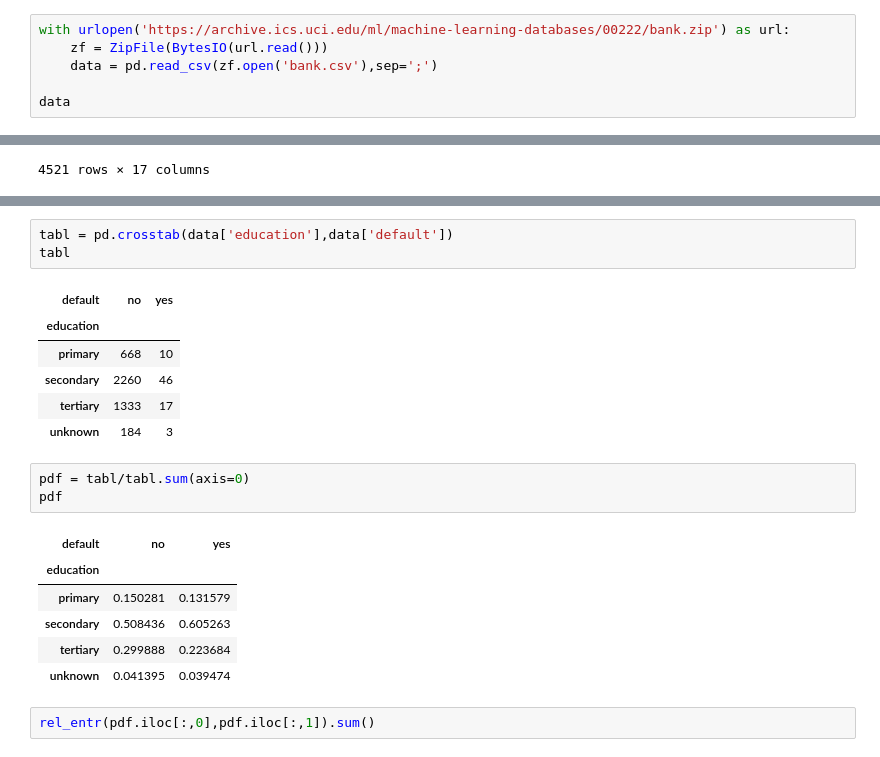
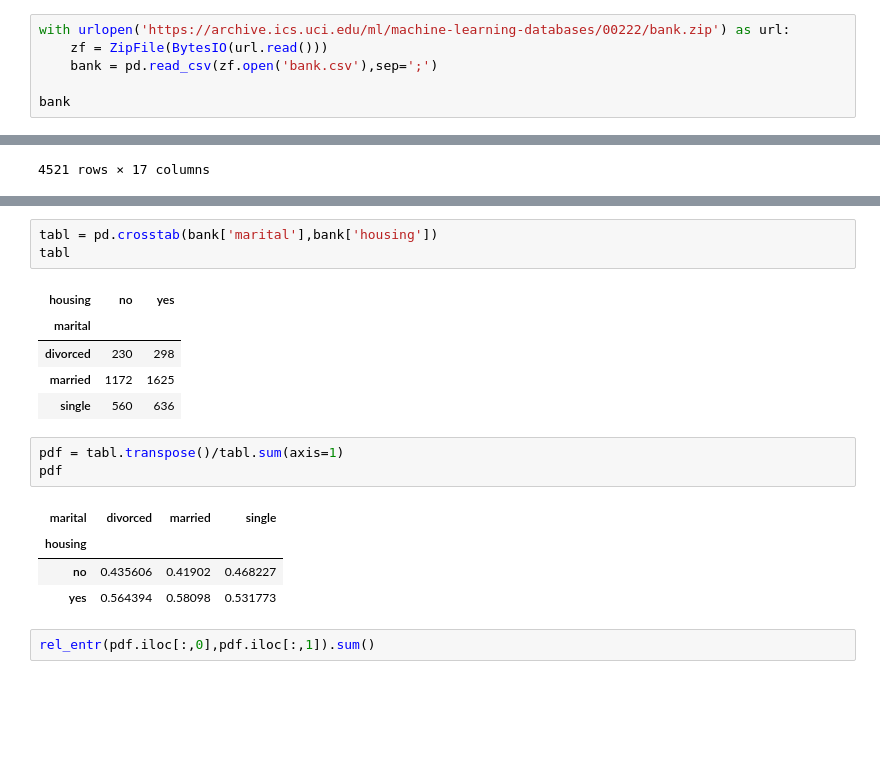
Before and after one commit to kaygun/2022-Fall-381E, a Jupyter notebook: lecture-04.ipynb, the cells around one changed output, grey strips where cells are left out. Cells and saved outputs as stored; diff of their text form; blank space fills up the shorter version.

```diff
--- a/lecture-04.ipynb
+++ b/lecture-04.ipynb
@@ -118,9 +125,9 @@ The remaining column is indicates whether the customer bought the banking servic
 # %%
 with urlopen('https://archive.ics.uci.edu/ml/machine-learning-databases/00222/bank.zip') as url:
     zf = ZipFile(BytesIO(url.read()))
-    data = pd.read_csv(zf.open('bank.csv'),sep=';')
+    bank = pd.read_csv(zf.open('bank.csv'),sep=';')
 
-data
+bank
 # %% [output]
 |  | age | job | marital | education | default | balance | housing | loan | contact | day | month | ... |
 | 0 | 30 | unemployed | married | primary | no | 1787 | no | no | cellular | 19 | oct | ... |
@@ -152,25 +159,22 @@ Counter(data['y'])
 # %% [output]
 Counter({'no': 4000, 'yes': 521})
 # %%
-tabl = pd.crosstab(data['education'],data['default'])
+tabl = pd.crosstab(bank['marital'],bank['housing'])
 tabl
 # %% [output]
-| default | no | yes |
-| education |  |  |
-| primary | 668 | 10 |
-| secondary | 2260 | 46 |
-| tertiary | 1333 | 17 |
-| unknown | 184 | 3 |
+| housing | no | yes |
+| marital |  |  |
+| divorced | 230 | 298 |
+| married | 1172 | 1625 |
+| single | 560 | 636 |
 # %%
-pdf = tabl/tabl.sum(axis=0)
+pdf = tabl.transpose()/tabl.sum(axis=1)
 pdf
 # %% [output]
-| default | no | yes |
-| education |  |  |
-| primary | 0.150281 | 0.131579 |
-| secondary | 0.508436 | 0.605263 |
-| tertiary | 0.299888 | 0.223684 |
-| unknown | 0.041395 | 0.039474 |
+| marital | divorced | married | single |
+| housing |  |  |  |
+| no | 0.435606 | 0.41902 | 0.468227 |
+| yes | 0.564394 | 0.58098 | 0.531773 |
 # %%
 rel_entr(pdf.iloc[:,0],pdf.iloc[:,1]).sum()
 # %% [output]
```
Also changed, not shown: parts of 27 cells of this notebook, 2 other files.
